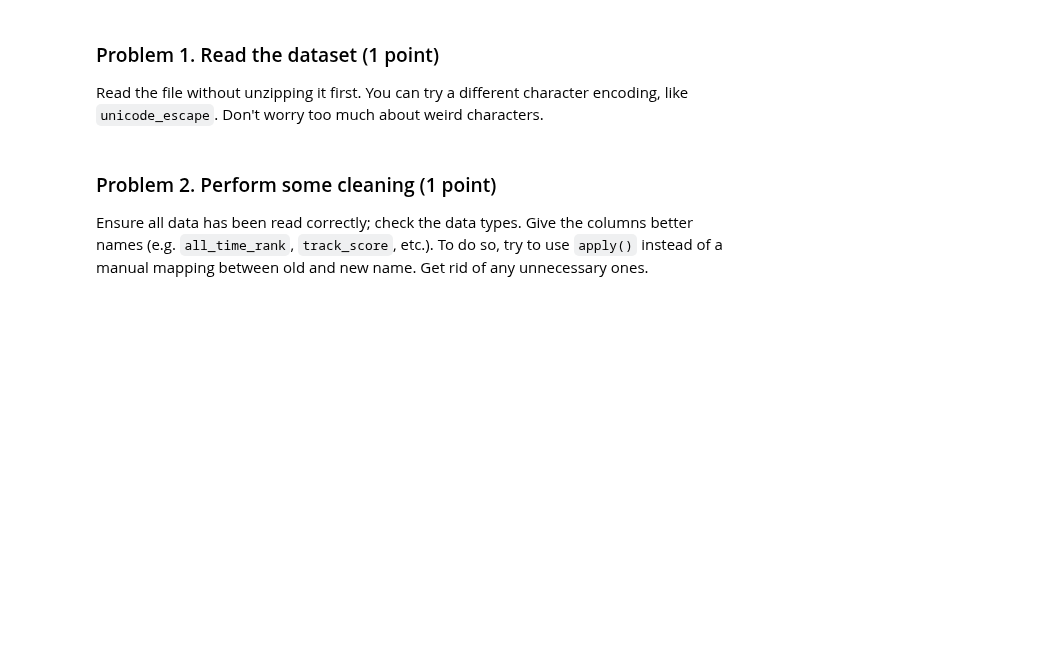
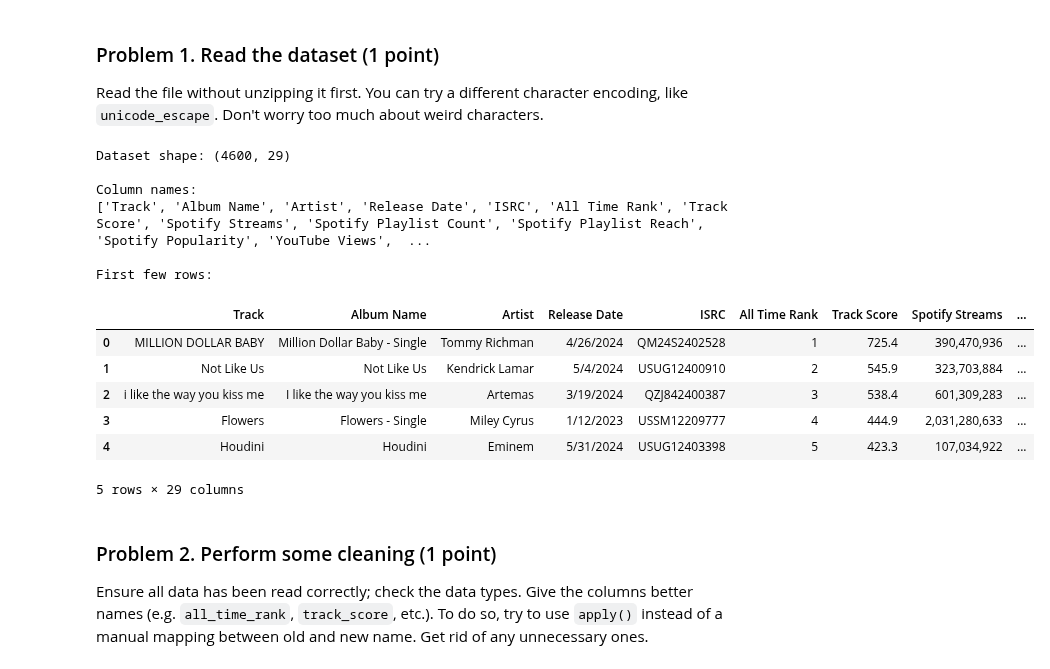
Before and after one commit to Araychev/UPSKILL-AI-and-Machine-Learning---2025, a Jupyter notebook: Data Science - юни 2025/Data Visualization. Exploratory Data Analysis/Data Visualization and EDA Lab.ipynb, the cells around one changed output. Drawn from its saved outputs; the diff is of its cells as text; code cells hidden in the pictures; blank space fills up the shorter version.

```diff
--- a/Data Science - юни 2025/Data Visualization. Exploratory Data Analysis/Data Visualization and EDA Lab.ipynb
+++ b/Data Science - юни 2025/Data Visualization. Exploratory Data Analysis/Data Visualization and EDA Lab.ipynb
@@ -16,6 +17,46 @@ You know the drill. Do what you can / want / need to answer the questions to the
 # %% [markdown]
 ### Problem 1. Read the dataset (1 point)
 Read the file without unzipping it first. You can try a different character encoding, like `unicode_escape`. Don't worry too much about weird characters.
+# %%
+
+
+# Read the dataset from zip file or CSV, with error handling
+zip_path = 'data/spotify_most_streamed_2024.zip'
+csv_path = 'data/spotify_most_streamed_2024.csv'
+
+if os.path.exists(zip_path):
+    with zipfile.ZipFile(zip_path, 'r') as zip_ref:
+        csv_file = zip_ref.namelist()[0]  # Get the first (and likely only) CSV file
+        with zip_ref.open(csv_file) as file:
+            df = pd.read_csv(file, encoding='unicode_escape')
+elif os.path.exists(csv_path):
+    try:
+        df = pd.read_csv(csv_path, encoding='unicode_escape')
+    except Exception:
+        df = pd.read_csv(csv_path, encoding='utf-8')
+else:
+    print("Warning: Neither the zip file nor the CSV file was found in the 'data/' directory.")
+    df = None  # Set df to None so subsequent code can check if data was loaded
+
+print("Dataset shape:", df.shape)
+print("\nColumn names:")
+print(df.columns.tolist())
+print("\nFirst few rows:")
+df.head()
+# %% [output]
+Dataset shape: (4600, 29)
+
+Column names:
+['Track', 'Album Name', 'Artist', 'Release Date', 'ISRC', 'All Time Rank', 'Track Score', 'Spotify Streams', 'Spotify Playlist Count', 'Spotify Playlist Reach', 'Spotify Popularity', 'YouTube Views',  ...
+
+First few rows:
+|  | Track | Album Name | Artist | Release Date | ISRC | All Time Rank | Track Score | Spotify Streams | ... |
+| 0 | MILLION DOLLAR BABY | Million Dollar Baby - Single | Tommy Richman | 4/26/2024 | QM24S2402528 | 1 | 725.4 | 390,470,936 | ... |
+| 1 | Not Like Us | Not Like Us | Kendrick Lamar | 5/4/2024 | USUG12400910 | 2 | 545.9 | 323,703,884 | ... |
+| 2 | i like the way you kiss me | I like the way you kiss me | Artemas | 3/19/2024 | QZJ842400387 | 3 | 538.4 | 601,309,283 | ... |
+| 3 | Flowers | Flowers - Single | Miley Cyrus | 1/12/2023 | USSM12209777 | 4 | 444.9 | 2,031,280,633 | ... |
+| 4 | Houdini | Houdini | Eminem | 5/31/2024 | USUG12403398 | 5 | 423.3 | 107,034,922 | ... |
+5 rows × 29 columns
 # %% [markdown]
 ### Problem 2. Perform some cleaning (1 point)
 Ensure all data has been read correctly; check the data types. Give the columns better names (e.g. `all_time_rank`, `track_score`, etc.). To do so, try to use `apply()` instead of a manual mapping between old and new name. Get rid of any unnecessary ones.
```
Also changed, not shown: parts of 2 cells of this notebook.
